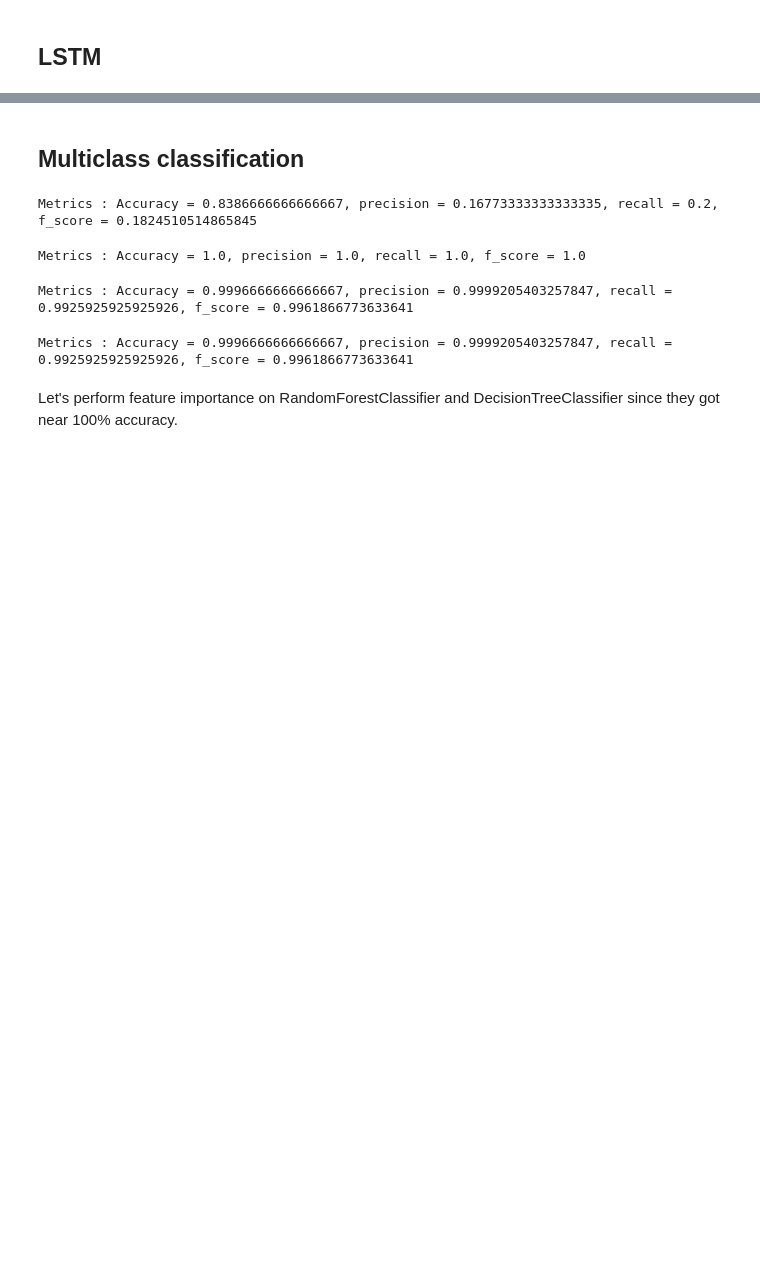
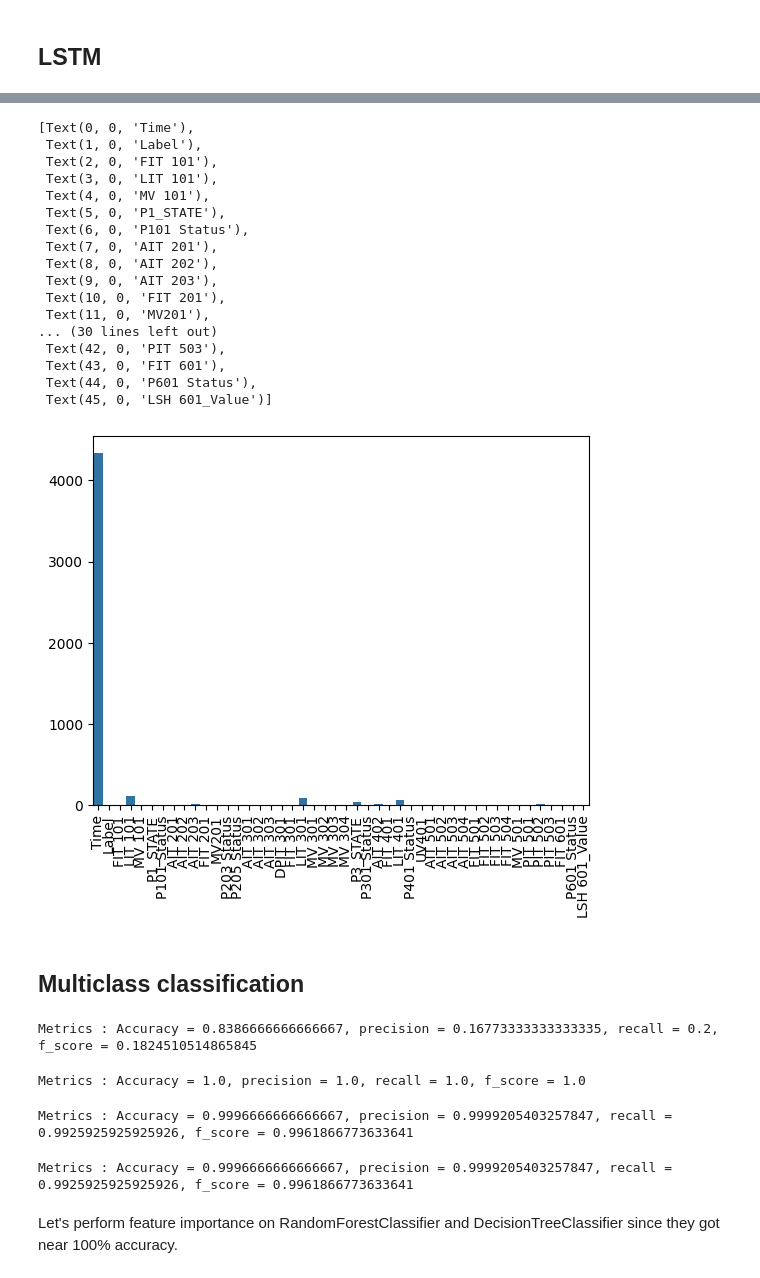
Before and after one commit to Josephine19-stack/secu_secu_secu, a Jupyter notebook: notebook.ipynb, the cells around one changed output, grey strips where cells are left out. Saved outputs shown, nothing was run; the diff lists cells and outputs as text; code cells hidden in the pictures; blank space fills up the shorter version.

Commit message:
[Projet : rms deviation] : add RMS deviation

```diff
--- a/notebook.ipynb
+++ b/notebook.ipynb
@@ -298,3 +297,38 @@ plt.show()
+# %%
+import numpy as np
+import seaborn as sns
+
+# Calculez la RMS-deviation pour chaque capteur
+rms_deviations = np.zeros(len(df_numerical.columns))
+for i in range(len(df_numerical.columns)):
+    rms_deviations[i] = np.sqrt(np.mean(np.square(df_numerical.iloc[:, i] - df_numerical.iloc[:, i].mean())))
+
+# Visualisez les RMS-deviations
+ax = sns.barplot(rms_deviations)
+
+ax.set_xticklabels(
+    df_numerical.columns,
+    rotation=90
+)
+# %% [output]
+[Text(0, 0, 'Time'),
+ Text(1, 0, 'Label'),
+ Text(2, 0, 'FIT 101'),
+ Text(3, 0, 'LIT 101'),
+ Text(4, 0, 'MV 101'),
+ Text(5, 0, 'P1_STATE'),
+ Text(6, 0, 'P101 Status'),
+ Text(7, 0, 'AIT 201'),
+ Text(8, 0, 'AIT 202'),
+ Text(9, 0, 'AIT 203'),
+ Text(10, 0, 'FIT 201'),
+ Text(11, 0, 'MV201'),
+... (30 lines left out)
+ Text(42, 0, 'PIT 503'),
+ Text(43, 0, 'FIT 601'),
+ Text(44, 0, 'P601 Status'),
+ Text(45, 0, 'LSH 601_Value')]
+[figure, added]
 # %% [markdown]
 ## Multiclass classification
 # %%
```
Also changed, not shown: parts of 6 cells of this notebook.
